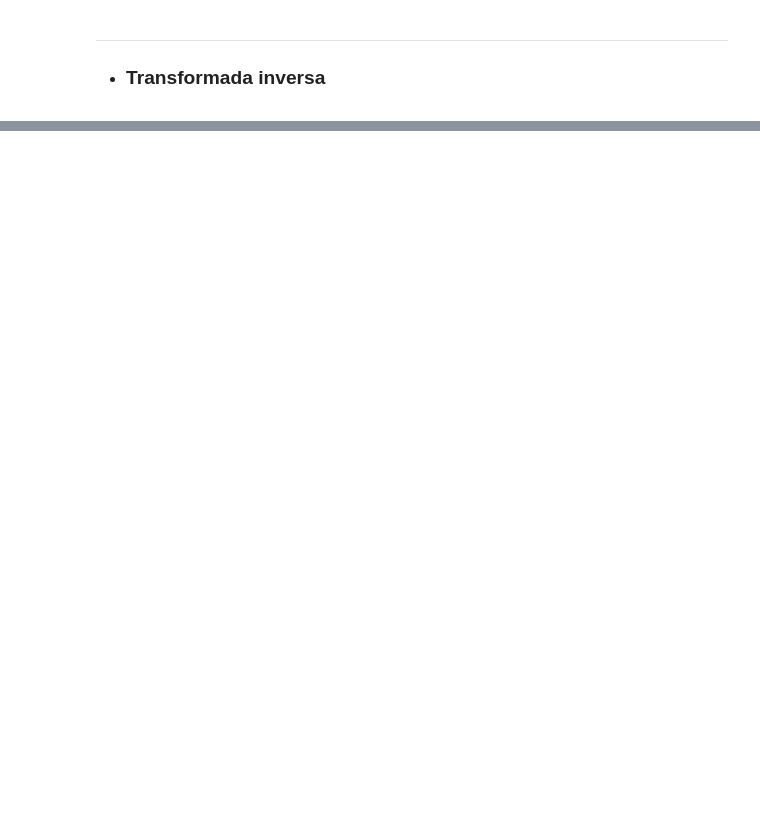
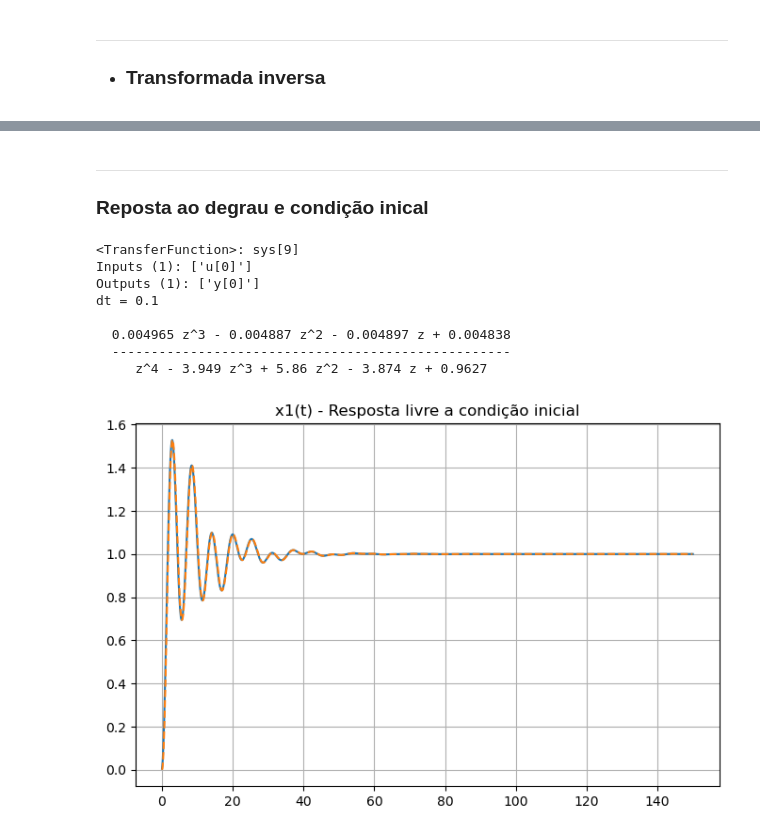
Before and after one commit to AlisonTristao/renovaveis, a Jupyter notebook: model.ipynb, the cells around one changed output, grey strips where cells are left out. Saved outputs shown, nothing was run; the diff lists cells and outputs as text; code cells hidden in the pictures; blank space fills up the shorter version.

```diff
--- a/model.ipynb
+++ b/model.ipynb
@@ -159,0 +270,26 @@ plt.show()
+# %% [markdown]
+---
+### Reposta ao degrau e condição inical
+# %%
+print(sysd_x1_u)
+time = np.linspace(0, 150, int((150 - 0) / T) + 1)
+sys = sysd_x1_u * delta
+
+time, y_free = ctl.initial_response(sys, time, [10, 0., 0., 0., 0])
+
+fig, ax = plt.subplots(figsize=(8, 5))
+ax.plot(time, y_free)
+ax.plot(t_x1_u_step, y_x1_u_step, '--')
+ax.set_title('x1(t) - Resposta livre a condição inicial')
+ax.grid(True)
+plt.show()
+# %% [output]
+<TransferFunction>: sys[9]
+Inputs (1): ['u[0]']
+Outputs (1): ['y[0]']
+dt = 0.1
+
+  0.004965 z^3 - 0.004887 z^2 - 0.004897 z + 0.004838
+  ---------------------------------------------------
+     z^4 - 3.949 z^3 + 5.86 z^2 - 3.874 z + 0.9627
+[figure, added]
```
Also changed, not shown: parts of 11 cells of this notebook.
